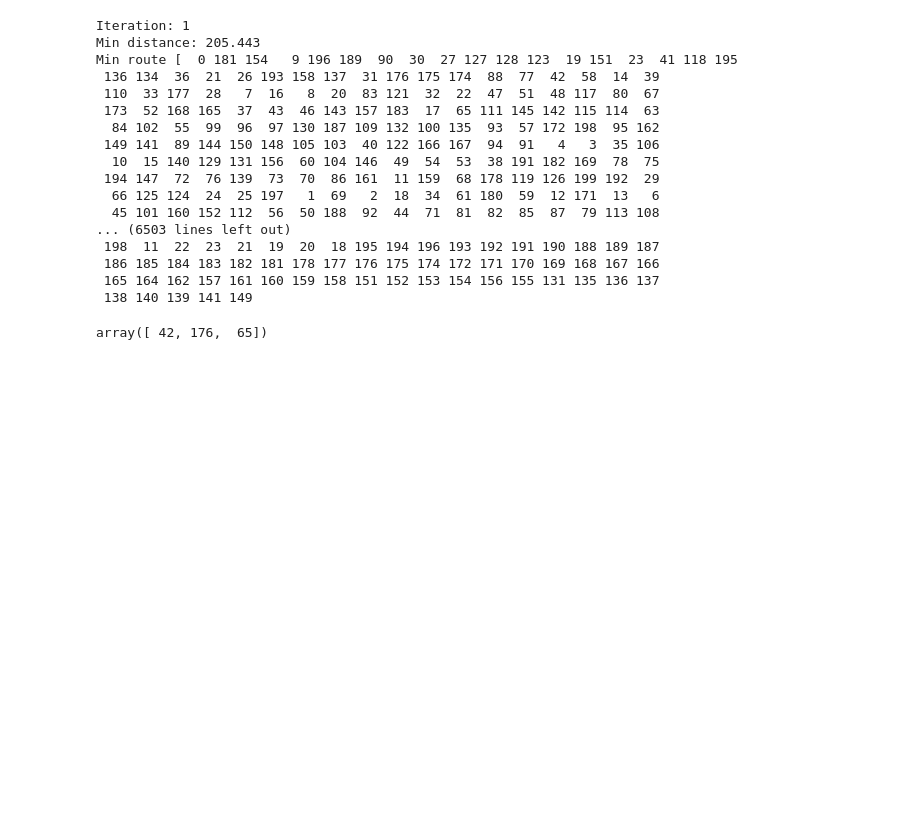
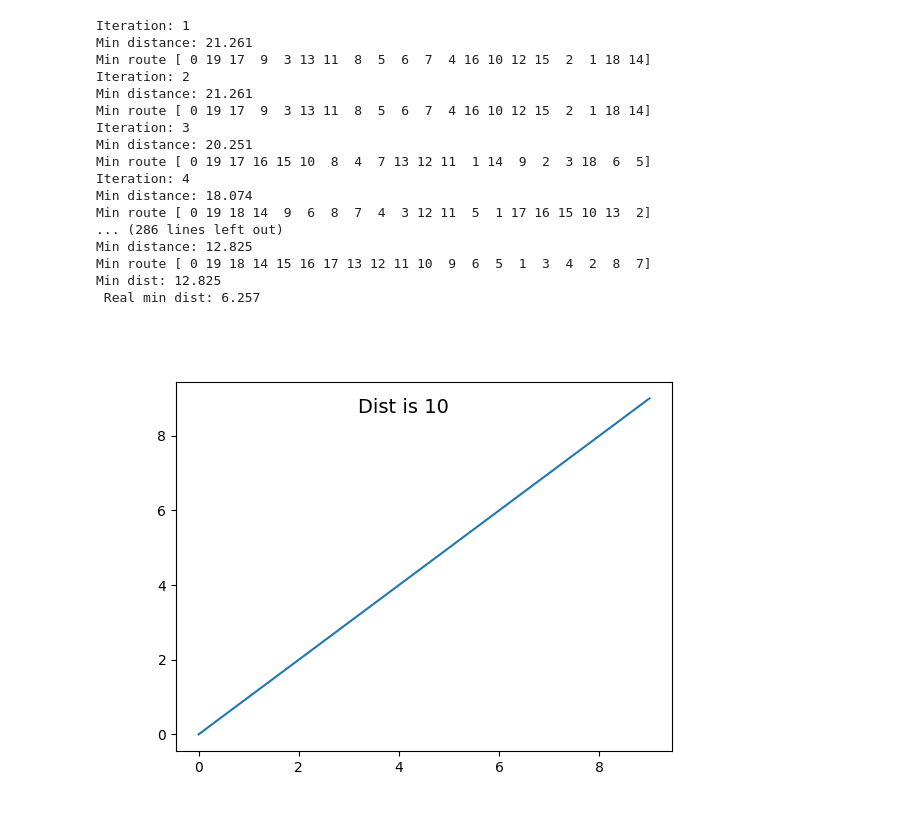
Before and after one commit to Aznatdor/Swarm-Intelligence, a Jupyter notebook: Lab 4/lab_4.ipynb, the cells around one changed output. Saved outputs shown, nothing was run; the diff lists cells and outputs as text; code cells hidden in the pictures; blank space fills up the shorter version.

```diff
--- a/Lab 4/lab_4.ipynb
+++ b/Lab 4/lab_4.ipynb
@@ -191,36 +194,40 @@ Min dist: 6.272
  (num_iter=2_000, alpha=1, beta=0.5, rho=0, Q=6)
 """
 # tsp1 = read_tsp_file(file_path) # Q = 564
-graph, perim = create_circle(200)
+graph, perim = create_circle(20)
 test = ACO(200, graph)
-dist, route = test.main_loop_plot(num_iter=5000, alpha=1, beta=0.5, rho=1e-2, Q=6, gif_name="circle_200")
+dist, route = test.main_loop_plot(num_iter=100, alpha=1, beta=0.5, rho=1e-2, Q=6, gif_name="test")
 print("Min dist: %.3f\n Real min dist: %.3f" % (dist, perim))
 # %% [output]
 Iteration: 1
-Min distance: 205.443
-Min route [  0 181 154   9 196 189  90  30  27 127 128 123  19 151  23  41 118 195
- 136 134  36  21  26 193 158 137  31 176 175 174  88  77  42  58  14  39
- 110  33 177  28   7  16   8  20  83 121  32  22  47  51  48 117  80  67
- 173  52 168 165  37  43  46 143 157 183  17  65 111 145 142 115 114  63
-  84 102  55  99  96  97 130 187 109 132 100 135  93  57 172 198  95 162
- 149 141  89 144 150 148 105 103  40 122 166 167  94  91   4   3  35 106
-  10  15 140 129 131 156  60 104 146  49  54  53  38 191 182 169  78  75
- 194 147  72  76 139  73  70  86 161  11 159  68 178 119 126 199 192  29
-  66 125 124  24  25 197   1  69   2  18  34  61 180  59  12 171  13   6
-  45 101 160 152 112  56  50 188  92  44  71  81  82  85  87  79 113 108
-... (6503 lines left out)
- 198  11  22  23  21  19  20  18 195 194 196 193 192 191 190 188 189 187
- 186 185 184 183 182 181 178 177 176 175 174 172 171 170 169 168 167 166
- 165 164 162 157 161 160 159 158 151 152 153 154 156 155 131 135 136 137
- 138 140 139 141 149
+Min distance: 21.261
+Min route [ 0 19 17  9  3 13 11  8  5  6  7  4 16 10 12 15  2  1 18 14]
+Iteration: 2
+Min distance: 21.261
+Min route [ 0 19 17  9  3 13 11  8  5  6  7  4 16 10 12 15  2  1 18 14]
+Iteration: 3
+Min distance: 20.251
+Min route [ 0 19 17 16 15 10  8  4  7 13 12 11  1 14  9  2  3 18  6  5]
+Iteration: 4
+Min distance: 18.074
+Min route [ 0 19 18 14  9  6  8  7  4  3 12 11  5  1 17 16 15 10 13  2]
+... (286 lines left out)
+Min distance: 12.825
+Min route [ 0 19 18 14 15 16 17 13 12 11 10  9  6  5  1  3  4  2  8  7]
+Min dist: 12.825
+ Real min dist: 6.257
-# %%
-@np.vectorize(excluded=['l'])
-def foo(x, l):
-    x **= 2
-    l -= x
-
-l = np.array([100, 234, 123])
-foo([2, 3, 4, 5], l=l)
-l
-# %% [output]
-array([ 42, 176,  65])
+# %%
+fig, ax = plt.subplots()
+canvas = FigureCanvasAgg(fig)
+
+ax.plot(range(10), range(10))
+ax.text(5, 9, "Dist is 10", fontsize=14, ha="right", va="top")
+
+canvas.draw()
+buf = canvas.buffer_rgba()
+
+# Create a PIL Image from the RGBA buffer
+image = Image.frombytes('RGBA', canvas.get_width_height(), buf, 'raw', 'RGBA')
+image
+# %% [output]
+[figure, added]
```
Also changed, not shown: parts of 1 cell of this notebook.
